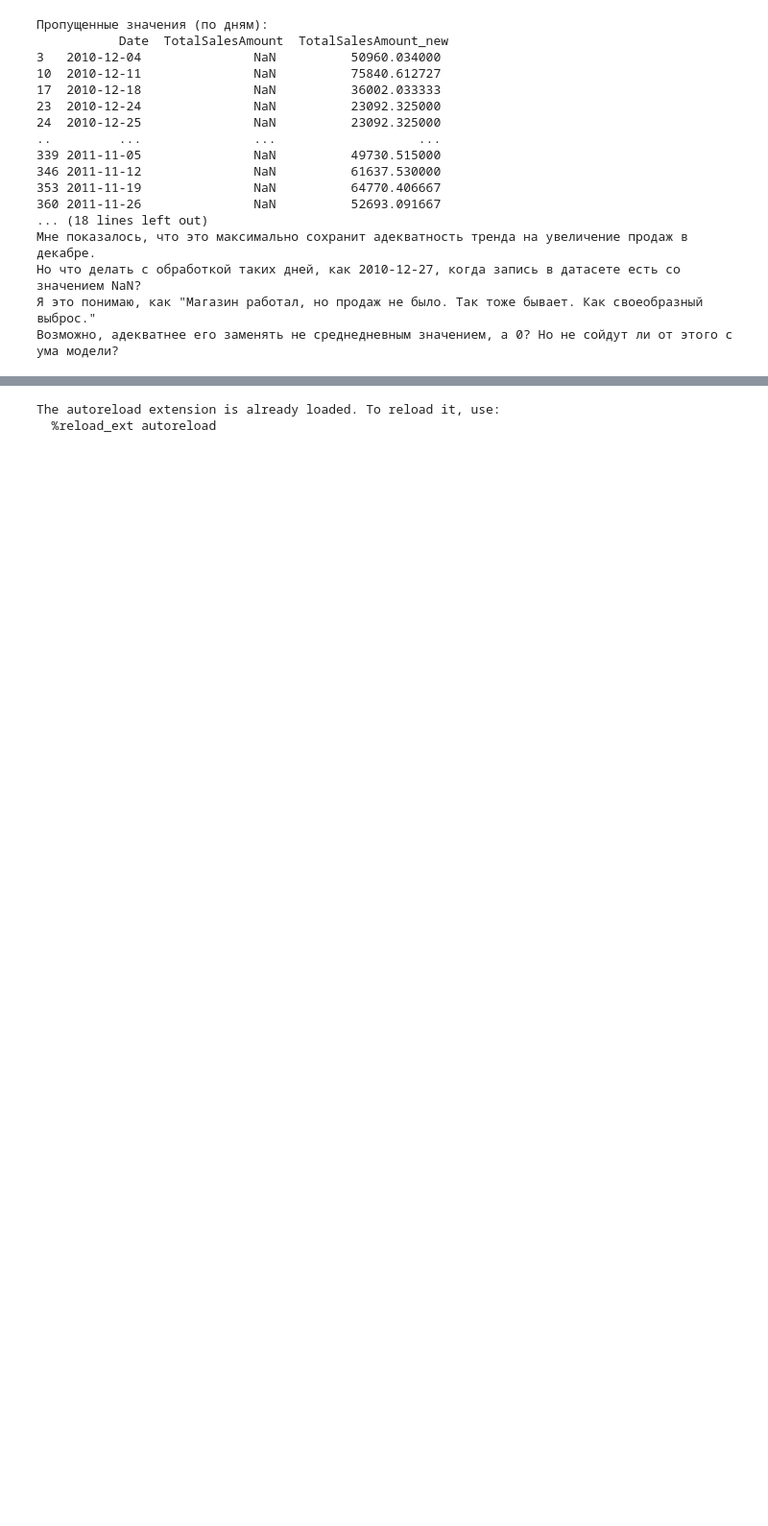
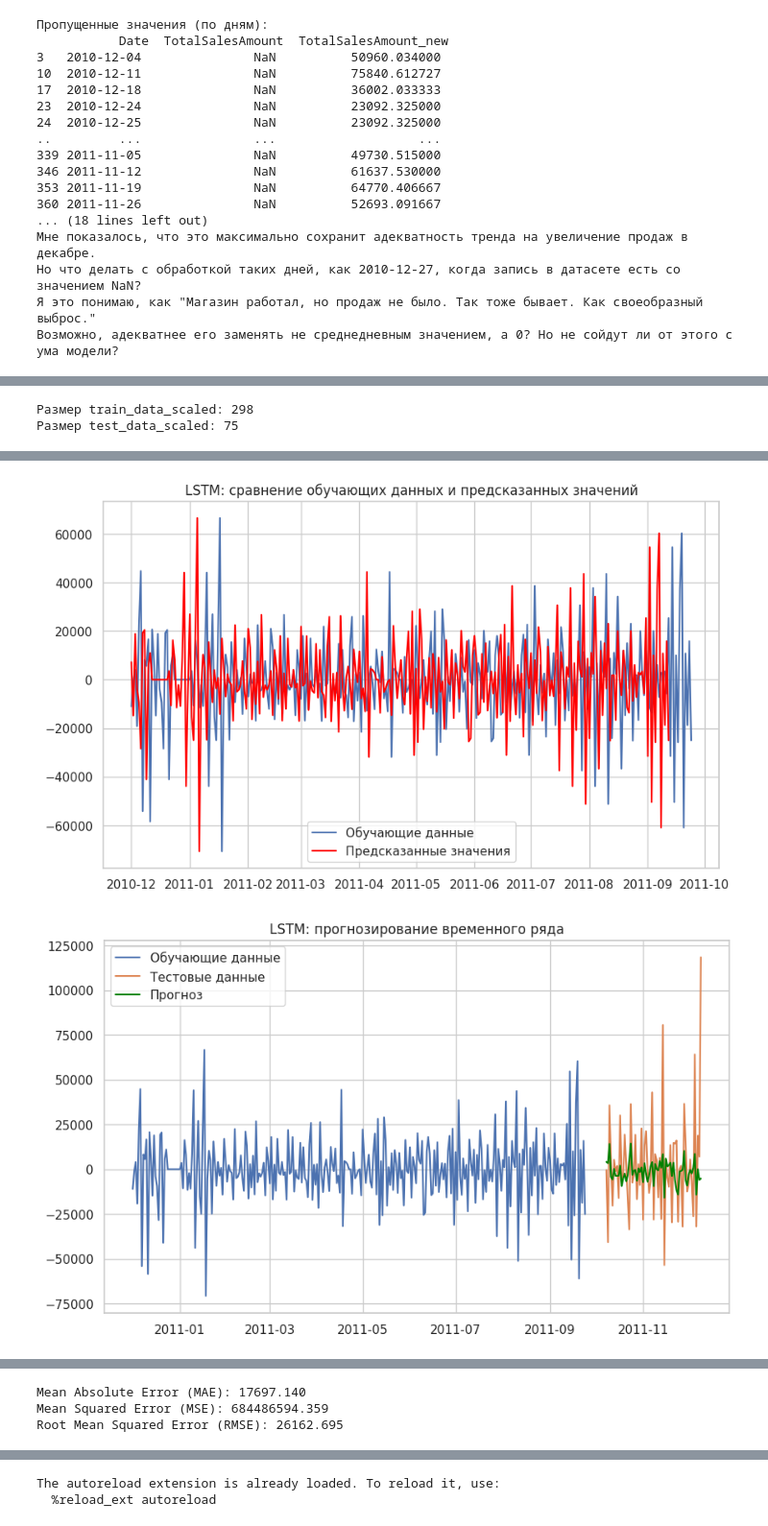
Before and after one commit to Vera-Moroz/DS_Project, a Jupyter notebook: HW_6/Main.ipynb, the cells around one changed output, grey strips where cells are left out. Shown at 96% size. Drawn from its saved outputs; the diff is of its cells as text; code cells hidden in the pictures; blank space fills up the shorter version.

Commit message:
Создано в Colab - LSTM

```diff
--- a/HW_6/Main.ipynb
+++ b/HW_6/Main.ipynb
@@ -622,0 +772,58 @@ RMSE (Root Mean Squared Error): SARIMA = 26822.577 < ARIMA = 27096.962).
+# %%
+import numpy as np
+
+# Проверьте размеры нормализованных данных
+print(f"Размер train_data_scaled: {len(train_data_scaled)}")
+print(f"Размер test_data_scaled: {len(test_data_scaled)}")
+
+# Определите длину последовательности и создайте последовательные данные
+seq_length = 12  # Например, используйте данные за последние 12 месяцев
+if len(train_data_scaled) > seq_length and len(test_data_scaled) > seq_length:
+    LSTM_X_train, LSTM_y_train = create_sequences(train_data_scaled, seq_length)
+    LSTM_X_test, LSTM_y_test = create_sequences(test_data_scaled, seq_length)
+else:
+    print("Ошибка: Размер данных недостаточен для создания последовательностей с указанной длиной.")
+# %% [output]
+Размер train_data_scaled: 298
+Размер test_data_scaled: 75
+# %%
+import numpy as np
+import matplotlib.pyplot as plt
+from sklearn.metrics import mean_absolute_error, mean_squared_error
+from tensorflow.keras.models import Sequential
+from tensorflow.keras.layers import LSTM, Dense
+import pandas as pd
+from Modules.visualization import visualize_predictions
+
+# Создайте и обучите модель LSTM
+LSTM_model = Sequential()
+LSTM_model.add(LSTM(50, activation='relu', input_shape=(seq_length, 1)))
+LSTM_model.add(Dense(1))
+LSTM_model.compile(optimizer='adam', loss='mean_squared_error')
+LSTM_model.fit(LSTM_X_train, LSTM_y_train, epochs=100, batch_size=32)
+
+# Прогнозирование на тестовых данных
+LSTM_forecast = LSTM_model.predict(LSTM_X_test)
+
+# Обратное масштабирование нормализованных данных к исходному масштабу
+LSTM_y_train_inv = scaler.inverse_transform(LSTM_y_train.reshape(-1, 1))
+LSTM_y_test_inv = scaler.inverse_transform(LSTM_y_test.reshape(-1, 1))
+LSTM_forecast_inv = scaler.inverse_transform(LSTM_forecast)
+
+# Преобразуем предсказания и данные в DataFrame для сохранения временных меток
+LSTM_y_train_inv_df = pd.DataFrame(LSTM_y_train_inv, index=ts.index[:len(LSTM_y_train_inv)], columns=['TotalSalesAmount'])
+LSTM_y_test_inv_df = pd.DataFrame(LSTM_y_test_inv, index=ts.index[-len(LSTM_y_test_inv):], columns=['TotalSalesAmount'])
+LSTM_forecast_inv_df = pd.DataFrame(LSTM_forecast_inv, index=ts.index[-len(LSTM_forecast_inv):], columns=['TotalSalesAmount'])
+
+# Визуализируем результаты прогноза, используя готовый метод
+visualize_predictions(train_data, LSTM_y_train_inv_df, LSTM_y_test_inv_df, LSTM_forecast_inv_df, model_name="LSTM")
+
+# Оценка точности прогноза
+LSTM_mae = mean_absolute_error(LSTM_y_test_inv, LSTM_forecast_inv)
+LSTM_mse = mean_squared_error(LSTM_y_test_inv, LSTM_forecast_inv)
+LSTM_rmse = np.sqrt(LSTM_mse)
+
+print(f"Mean Absolute Error (MAE): {LSTM_mae:.3f}")
+print(f"Mean Squared Error (MSE): {LSTM_mse:.3f}")
+print(f"Root Mean Squared Error (RMSE): {LSTM_rmse:.3f}")
+# %% [output]
@@ -622,0 +847,2 @@ RMSE (Root Mean Squared Error): SARIMA = 26822.577 < ARIMA = 27096.962).
+[figure, added]
+[figure, added]
@@ -622,0 +850,3 @@ RMSE (Root Mean Squared Error): SARIMA = 26822.577 < ARIMA = 27096.962).
+Mean Absolute Error (MAE): 17697.140
+Mean Squared Error (MSE): 684486594.359
+Root Mean Squared Error (RMSE): 26162.695
```
Also changed, not shown: parts of 34 cells of this notebook.
